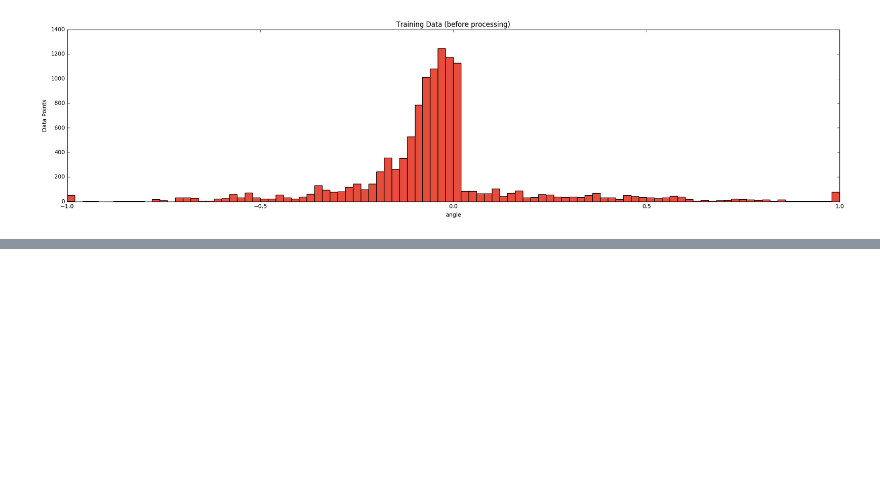
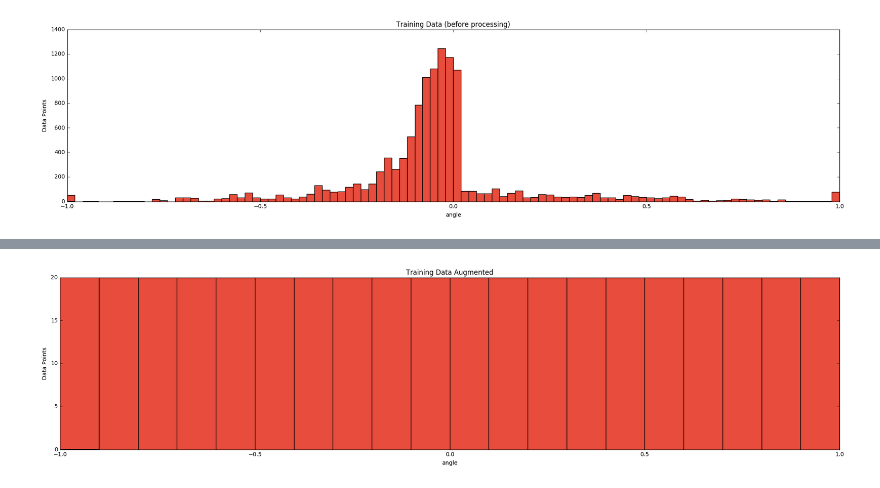
Before and after one commit to AnmolMago/Self-Driving-Car, a Jupyter notebook: Computer Vision and Deep Learning/Behavioral-Cloning-P3/SDCND Behavioural Cloning.ipynb, the cells around one changed output, grey strips where cells are left out. Saved outputs shown, nothing was run; the diff lists cells and outputs as text; code cells hidden in the pictures; blank space fills up the shorter version.

```diff
--- a/Computer Vision and Deep Learning/Behavioral-Cloning-P3/SDCND Behavioural Cloning.ipynb
+++ b/Computer Vision and Deep Learning/Behavioral-Cloning-P3/SDCND Behavioural Cloning.ipynb
@@ -387,0 +215,87 @@ if not os.path.exists(TRAINING_DIR + 'augmented_log.csv'):
+# %%
+# Augment Data
+X_data_aug = []
+y_data_aug = []
+
+SAMPLE_SIZE = 20
+
+img_metadata = {}
+
+if not os.path.exists(TRAINING_DIR + 'augmented_log.csv'):
+    print("Files not found, generating images...", flush=True)
+    created = 0
+
+    # Generate flipped images
+#     for data, labels in [(X_data, y_data_ma), (X_recover, y_recover_ma)]:
+#         for i in range(len(data)):
+#             x, y = read_img(data[i]), labels[i]
+#             x2, y2 = augment_flip(x,y,True)
+#             X_data_aug.append((x,len(img_metadata)))
+#             y_data_aug.append(y)
+#             img_metadata[len(img_metadata)] = ('original',)
+#             X_data_aug.append((x2,len(img_metadata)))
+#             y_data_aug.append(y2)
+#             img_metadata[len(img_metadata)] = ('flipped',)
+
+#         created = 0
+
+    print("Flipped images created", flush=True)
+
+    for data, labels, sample_size in [(X_data, y_data_ma, SAMPLE_SIZE), (X_recover, y_recover_ma, SAMPLE_SIZE + 200)]:
+        for i in np.arange(-1,1,0.1):
+            count = len(np.where((i <= y_data_aug) & (y_data_aug <= i + 0.1))[0])
+            if count < sample_size:
+                print("Generating data for section", i, "-", i + 0.1, flush=True)
+                indexes = np.where((i <= labels) & (labels <= i + 0.1))[0]
+                if len(indexes) == 0:
+                    continue
+                for c in range(sample_size - count):
+                    index = random.choice(indexes)
+                    x, y = read_img(data[index]), labels[index]
+                    x, y, metadata = augment_image(x, y, metadata=data[index])
+                    X_data_aug.append((x, len(img_metadata)))
+                    y_data_aug.append(y)
+                    img_metadata[len(img_metadata)] = metadata
+
+                    if created % 1000 == 0:
+                        print(created, end='', flush=True)
+                    elif created % 100 == 0:
+                        print('|', end='', flush=True)
+                    created += 1
+                print("\ntotal", len(np.where((i <= y_data_aug) & (y_data_aug <= i + 0.1))[0]), flush=True)
+        created = 0
+
+    print(len(X_data_aug), len(y_data_aug))
+
+    for i in np.arange(-1,1,0.1):
+        indexes = np.where((i <= y_data_aug) & (y_data_aug <= i + 0.1))[0]
+        np.random.shuffle(indexes)
+        indexes = indexes[SAMPLE_SIZE:]
+        X_data_aug = np.delete(X_data_aug, indexes, axis=0)
+        y_data_aug = np.delete(y_data_aug, indexes, axis=0)
+        print('ahh', i + 0.1, len(np.where((i <= y_data_aug) & (y_data_aug <= i + 0.1))[0]))
+    print(len(X_data_aug), len(y_data_aug))
+#     plt.figure(1)
+#     plt.imshow(X_data_aug[0][0])
+    print('', flush=True)
+    print("Saving Random Order...", len(X_data_aug), flush=True)
+    csv_data = []
+    X_data_aug, y_data_aug = shuffle(X_data_aug, y_data_aug)
+#     os.makedirs(TRAINING_DIR + 'IMG_augmented/')
+#     for i in range(len(X_data_aug)):
+#         path = TRAINING_DIR + 'IMG_augmented/{0:05d}'.format(i)+'.jpg'
+#         write_img(X_data_aug[i][0], path)
+
+#         metadata = img_metadata[X_data_aug[i][1]]
+#         csv_data.append([path, y_data_aug[i], *metadata])
+
+    X_data_aug = X_data_aug[abs(y_data_aug) <= 1]
+    y_data_aug = y_data_aug[abs(y_data_aug) <= 1]
+    generate_graph(y_data_aug, title='Training Data Augmented', bins=20)
+
+#     print("Saved images", flush=True)
+#     with open(TRAINING_DIR + 'augmented_log.csv', 'w') as f:
+#         csv_writer = csv.writer(f)
+#         csv_writer.writerows(csv_data)
+#     print("Done Saving!", flush=True)
+# %% [output]
@@ -387,0 +319 @@ if not os.path.exists(TRAINING_DIR + 'augmented_log.csv'):
+[figure, added]
```
Also changed, not shown: parts of 11 cells of this notebook, 1 other file.
